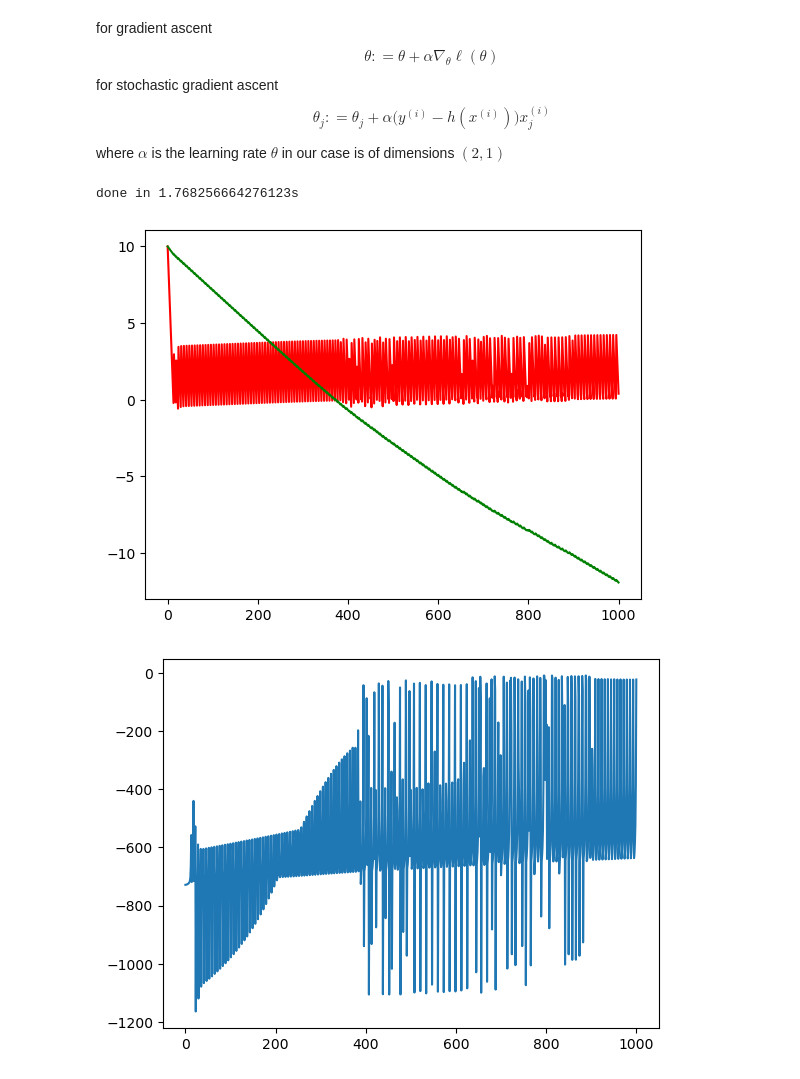
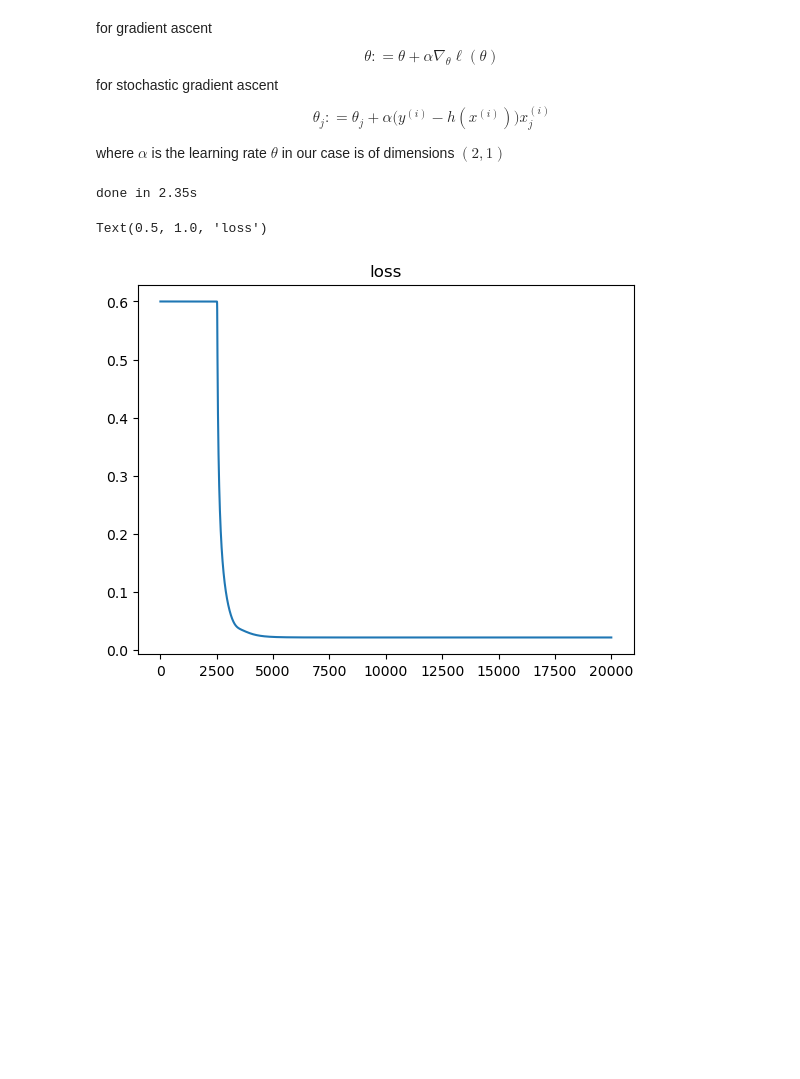
Before and after one commit to aakashks/dsg-lecture-assignments-aks, a Jupyter notebook: aakashks/assMath/2B-q3.ipynb, the cells around one changed output. Saved outputs shown, nothing was run; the diff lists cells and outputs as text; code cells hidden in the pictures; blank space fills up the shorter version.

```diff
--- a/aakashks/assMath/2B-q3.ipynb
+++ b/aakashks/assMath/2B-q3.ipynb
@@ -37,18 +37,17 @@ plt.legend()
 [figure]
 # %%
 # intial theta
-# theta_initial = np.array([2, -40], dtype='float64')
-theta_initial = np.array([10, 10], dtype='float64')
+theta_initial = np.array([-10, -60], dtype='float64')
+# theta_initial = np.array([10, 10], dtype='float64')
 
 # writing the function to be maximised
-def sigmoid(x_i, theta):
-    # introduce extra dimension for the constant part
-    x_array = np.array([x_i, 1])
-    return 1/(1 + np.exp(-np.dot(x_array, theta)))
+def sigmoid(x):
+    return 1/(1 + np.exp(-x))
 
 def create_h_arr(x, theta):
-    h_array =  np.array([sigmoid(x_i, theta) for x_i in x])  #TODO: way to vectorize?
+    x_ = np.column_stack([x, np.ones(x.shape[0])])
+    h = sigmoid(np.dot(x_, theta))
     epsilon = 1e-8
-    return np.clip(h_array, epsilon, 1-epsilon)
+    return np.clip(h, epsilon, 1-epsilon)
 
-create_h_arr(data_x, theta_initial)
+# create_h_arr(data_x, theta_initial)
@@ -166,8 +121,6 @@ class optimize:
 # %%
 optimizer = optimize(data_x, data_y)
 
-optimizer.batch_gradient_ascent(theta_initial, learning_rate=0.001, epochs=1000)
+bgd = optimizer.batch_gradient_ascent(theta_initial, learning_rate=0.000001, epochs=20000)
 # %% [output]
-done in 1.768256664276123s
+done in 2.35s
-[figure, removed]
-[figure, removed]
@@ -179,0 +127,6 @@ done in 1.768256664276123s
+# %%
+plt.plot(bgd['history_loss'])
+plt.title('loss')
+# %% [output]
+Text(0.5, 1.0, 'loss')
+[figure, added]
```
Also changed, not shown: parts of 7 cells of this notebook.
